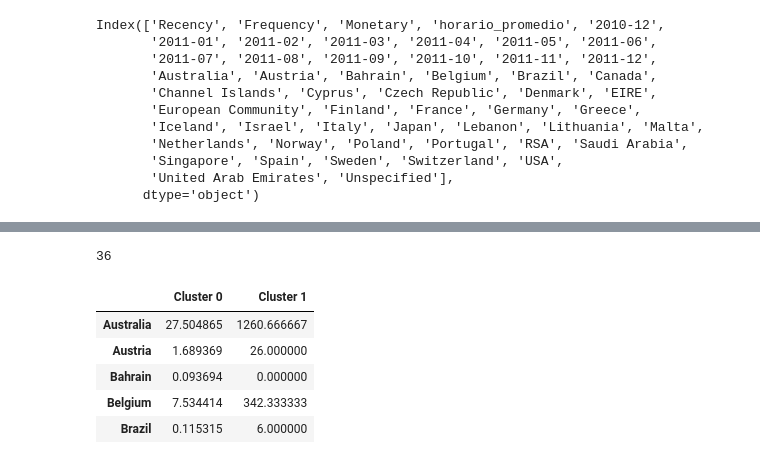
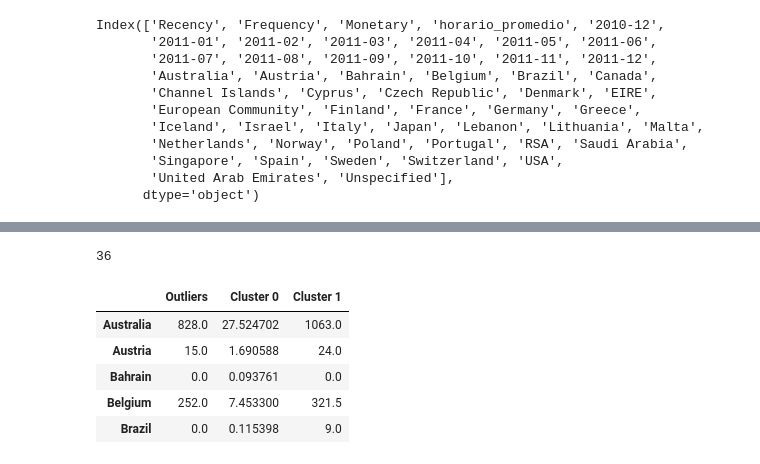
Before and after one commit to agustin-mercado456/ecommerce-analytic, a Jupyter notebook: notebooks/DBSCAN/productos/dbscan_productos_extranjeros.ipynb, the cells around one changed output, grey strips where cells are left out. Saved outputs shown, nothing was run; the diff lists cells and outputs as text; code cells hidden in the pictures.

```diff
--- a/notebooks/DBSCAN/productos/dbscan_productos_extranjeros.ipynb
+++ b/notebooks/DBSCAN/productos/dbscan_productos_extranjeros.ipynb
@@ -149,10 +162,10 @@ plt.show()
 [figure]
 # %%
 # Calcular las componentes principales (2 componentes)
-componentes = transform_pca(rfm_productos_extranjeros, 1)
+componentes = transform_pca(rfm_productos_extranjeros, 2)
 
 # dichas compoenentes la transformamos en un dataframe de pandas , con los mismos indices que el dataframe original , para hacer un analisis psoteriormente de los grupos que forma k-means
-dataframe_pca = pd.DataFrame(componentes, columns=['PC1'],index=rfm_productos_extranjeros.index)
+dataframe_pca = pd.DataFrame(componentes, columns=['PC1','PC2'],index=rfm_productos_extranjeros.index)
 
 dataframe_pca.head()
 # %% [output]
@@ -327,37 +366,39 @@ plt.show()
 # %%
 paises=['Australia', 'Austria', 'Bahrain', 'Belgium', 'Brazil', 'Canada',
        'Channel Islands', 'Cyprus', 'Czech Republic', 'Denmark', 'EIRE',
        'European Community', 'Finland', 'France', 'Germany', 'Greece',
        'Iceland', 'Israel', 'Italy', 'Japan', 'Lebanon', 'Lithuania', 'Malta',
        'Netherlands', 'Norway', 'Poland', 'Portugal', 'RSA', 'Saudi Arabia',
        'Singapore', 'Spain', 'Sweden', 'Switzerland', 'USA',
        'United Arab Emirates', 'Unspecified']
 
 
 cantidad_de_paises=len(paises)
 print(cantidad_de_paises)
 
-cluester0_paises=cluster_summary.iloc[0].T
-cluester1_paises=cluster_summary.iloc[1].T
+outliers_paises=cluster_summary.iloc[0].T
+cluester0_paises=cluster_summary.iloc[1].T
+cluester1_paises=cluster_summary.iloc[2].T
 
 
+outliers_paises=outliers_paises[paises]
 cluester0_paises=cluester0_paises[paises]
 cluester1_paises=cluester1_paises[paises]
 
 
-venta_promedio_paises=pd.concat([cluester0_paises,cluester1_paises],axis=1)
-venta_promedio_paises.columns=['Cluster 0','Cluster 1']
+venta_promedio_paises=pd.concat([outliers_paises,cluester0_paises,cluester1_paises],axis=1)
+venta_promedio_paises.columns=['Outliers','Cluster 0','Cluster 1']
 
 
 venta_promedio_paises.head(5)
 # %% [output]
 36
-|  | Cluster 0 | Cluster 1 |
-| Australia | 27.504865 | 1260.666667 |
-| Austria | 1.689369 | 26.000000 |
-| Bahrain | 0.093694 | 0.000000 |
-| Belgium | 7.534414 | 342.333333 |
-| Brazil | 0.115315 | 6.000000 |
+|  | Outliers | Cluster 0 | Cluster 1 |
+| Australia | 828.0 | 27.524702 | 1063.0 |
+| Austria | 15.0 | 1.690588 | 24.0 |
+| Bahrain | 0.0 | 0.093761 | 0.0 |
+| Belgium | 252.0 | 7.453300 | 321.5 |
+| Brazil | 0.0 | 0.115398 | 9.0 |
 # %%
 
 # Subconjunto de países y valores (6 países por lote)
```
Also changed, not shown: parts of 14 cells of this notebook, 15 other files.
